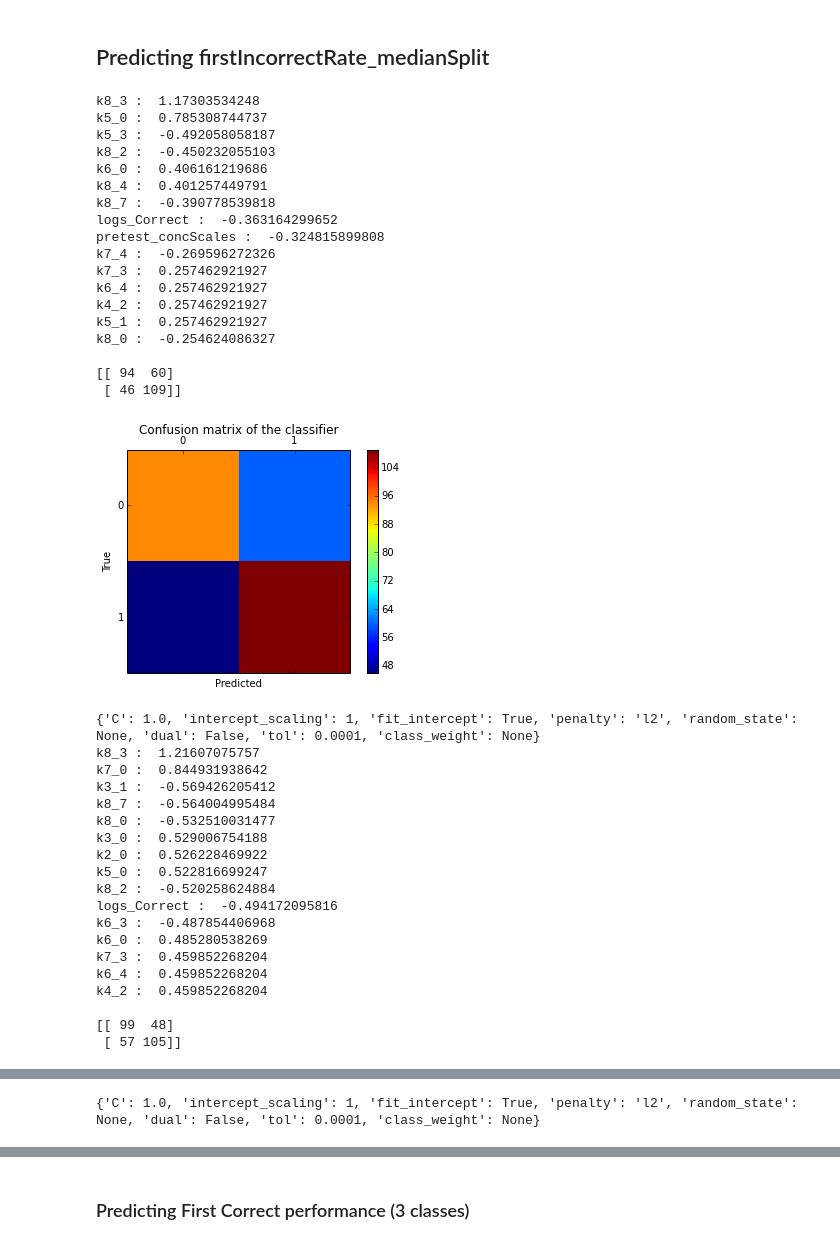
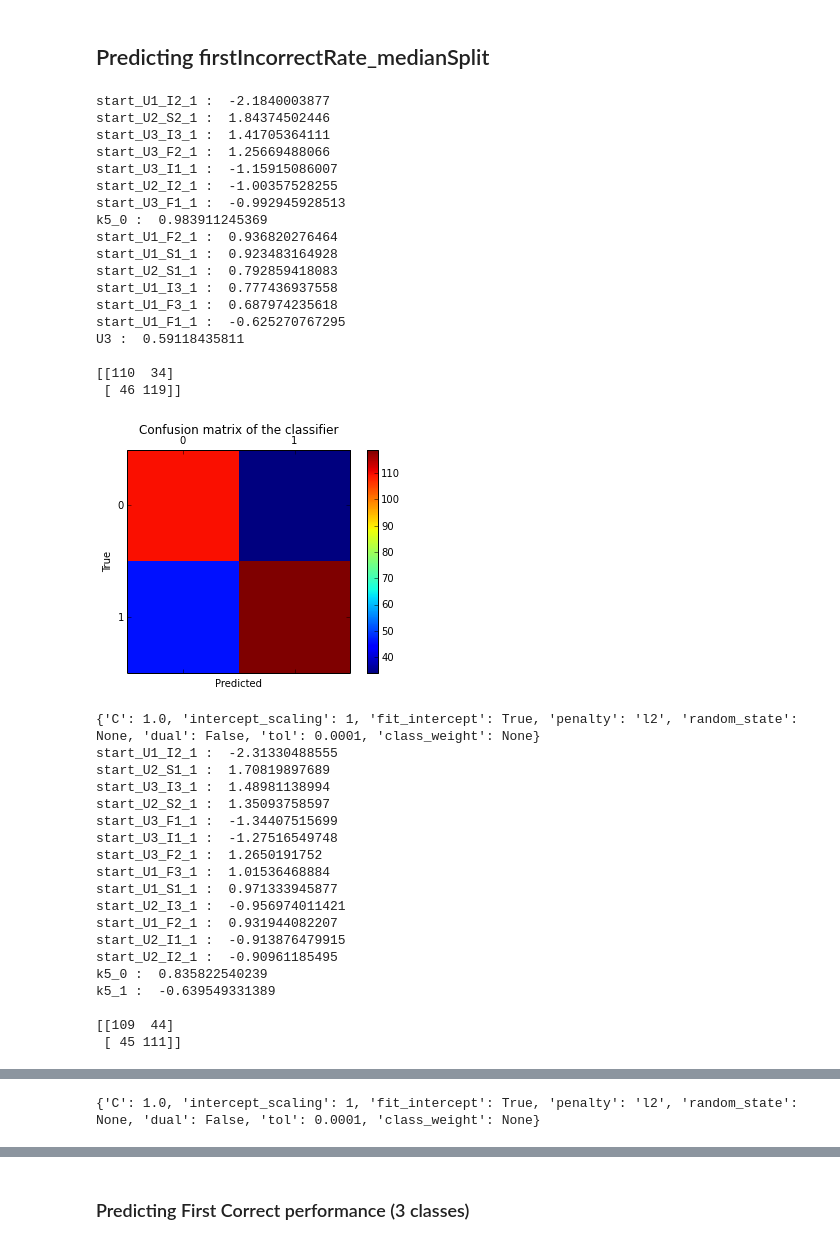
Before and after one commit to cmgerber/Edu_ML_Final_Project, a Jupyter notebook: ipython_notebooks/Eye_Tracking_Analysis.ipynb, the cells around one changed output, grey strips where cells are left out. Cells and saved outputs as stored; diff of their text form; code cells hidden in the pictures.

```diff
--- a/ipython_notebooks/Eye_Tracking_Analysis.ipynb
+++ b/ipython_notebooks/Eye_Tracking_Analysis.ipynb
@@ -167,3 +160,9 @@ k3 = [k for k in cluster_features if 'k3' in k]
+# %%
+# to reference cluster groups
+k3 = [k for k in cluster_features if 'k3' in k]
+k7 = [k for k in cluster_features if 'k7' in k]
+k5 = [k for k in cluster_features if 'k5' in k]
+k8 = [k for k in cluster_features if 'k8' in k]
 # %%
 # FEATURE SELECTION
 
@@ -318,45 +316,45 @@ def cv_fun(selected_predictors, outcome_feature):
 # %% [markdown]
 ## Predicting firstIncorrectRate_medianSplit
 # %%
-selected_feature_cols = other_features + cluster_features #+ list(prob_types) + units + list(problems) #+ list(prob_types)#other_features + list(prob_types) + units + list(problems)
+selected_feature_cols = other_features + k5 + units + list(problems)#+ list(prob_types) + units + list(problems) #+ list(prob_types)#other_features + list(prob_types) + units + list(problems)
 
 cv_fun(selected_feature_cols,'logs_firstIncorrectRate_medianSplit')
 # %% [output]
-k8_3 :  1.17303534248
-k5_0 :  0.785308744737
-k5_3 :  -0.492058058187
-k8_2 :  -0.450232055103
-k6_0 :  0.406161219686
-k8_4 :  0.401257449791
-k8_7 :  -0.390778539818
-logs_Correct :  -0.363164299652
-pretest_concScales :  -0.324815899808
-k7_4 :  -0.269596272326
-k7_3 :  0.257462921927
-k6_4 :  0.257462921927
-k4_2 :  0.257462921927
-k5_1 :  0.257462921927
-k8_0 :  -0.254624086327
+start_U1_I2_1 :  -2.1840003877
+start_U2_S2_1 :  1.84374502446
+start_U3_I3_1 :  1.41705364111
+start_U3_F2_1 :  1.25669488066
+start_U3_I1_1 :  -1.15915086007
+start_U2_I2_1 :  -1.00357528255
+start_U3_F1_1 :  -0.992945928513
+k5_0 :  0.983911245369
+start_U1_F2_1 :  0.936820276464
+start_U1_S1_1 :  0.923483164928
+start_U2_S1_1 :  0.792859418083
+start_U1_I3_1 :  0.777436937558
+start_U1_F3_1 :  0.687974235618
+start_U1_F1_1 :  -0.625270767295
+U3 :  0.59118435811
 
-[[ 94  60]
- [ 46 109]]
+[[110  34]
+ [ 46 119]]
-[figure, old version]
+[figure, new version]
 {'C': 1.0, 'intercept_scaling': 1, 'fit_intercept': True, 'penalty': 'l2', 'random_state': None, 'dual': False, 'tol': 0.0001, 'class_weight': None}
-k8_3 :  1.21607075757
-k7_0 :  0.844931938642
-k3_1 :  -0.569426205412
-k8_7 :  -0.564004995484
-k8_0 :  -0.532510031477
-k3_0 :  0.529006754188
-k2_0 :  0.526228469922
-k5_0 :  0.522816699247
-k8_2 :  -0.520258624884
-logs_Correct :  -0.494172095816
-k6_3 :  -0.487854406968
-k6_0 :  0.485280538269
-k7_3 :  0.459852268204
-k6_4 :  0.459852268204
-k4_2 :  0.459852268204
+start_U1_I2_1 :  -2.31330488555
+start_U2_S1_1 :  1.70819897689
+start_U3_I3_1 :  1.48981138994
+start_U2_S2_1 :  1.35093758597
+start_U3_F1_1 :  -1.34407515699
+start_U3_I1_1 :  -1.27516549748
+start_U3_F2_1 :  1.2650191752
+start_U1_F3_1 :  1.01536468884
+start_U1_S1_1 :  0.971333945877
+start_U2_I3_1 :  -0.956974011421
+start_U1_F2_1 :  0.931944082207
+start_U2_I1_1 :  -0.913876479915
+start_U2_I2_1 :  -0.90961185495
+k5_0 :  0.835822540239
+k5_1 :  -0.639549331389
 
-[[ 99  48]
- [ 57 105]]
+[[109  44]
+ [ 45 111]]
```
Also changed, not shown: parts of 19 cells of this notebook.
